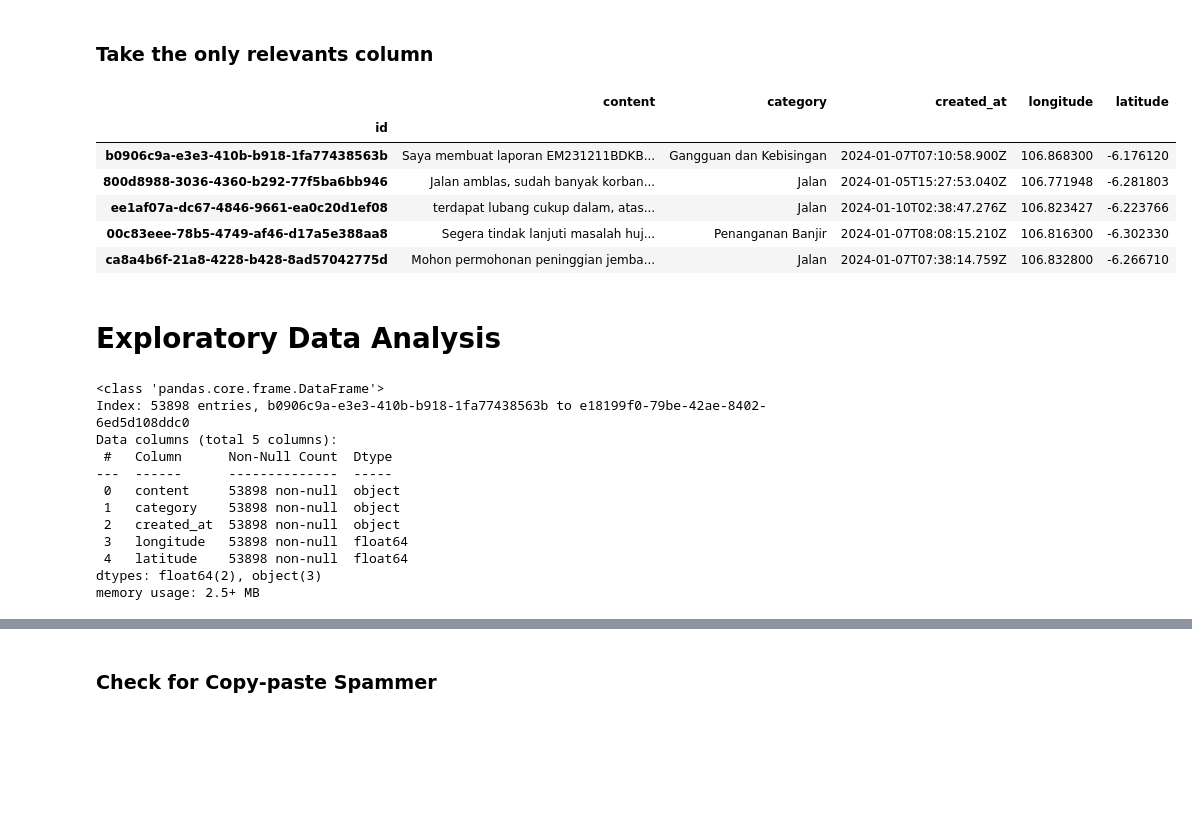
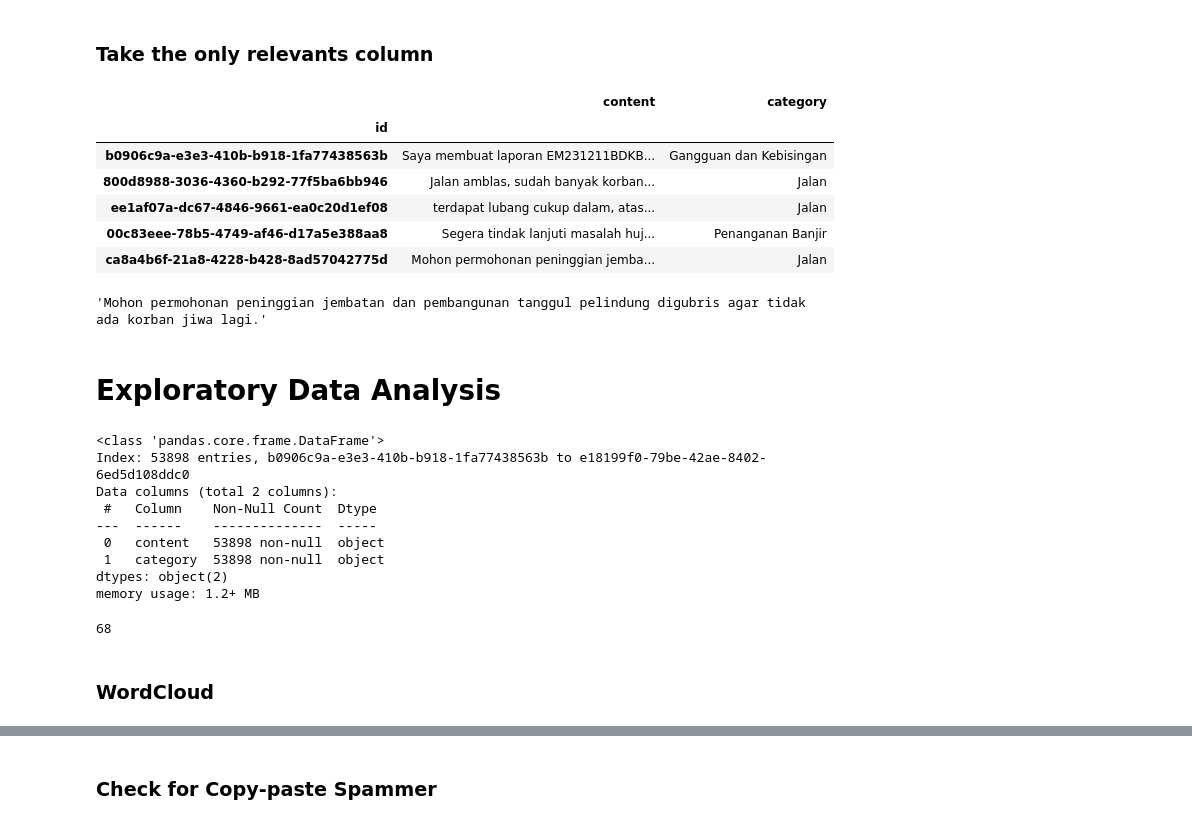
Before and after one commit to williamtheodoruswijaya/mteb-auto-labeller, a Jupyter notebook: workflow/mteb_autolabeller.ipynb, the cells around one changed output, grey strips where cells are left out. Cells and saved outputs as stored; diff of their text form; code cells hidden in the pictures; blank space fills up the shorter version.

```diff
--- a/workflow/mteb_autolabeller.ipynb
+++ b/workflow/mteb_autolabeller.ipynb
@@ -34,7 +41,7 @@ warnings.filterwarnings('ignore')
 # %% [markdown]
 ### Load Dataset
 # %%
-df = pd.read_csv('./../dataset.csv')
+df = pd.read_csv('./dataset.csv')
 
 df.head()
 # %% [output]
@@ -48,17 +55,21 @@ df.head()
 ### Take the only relevants column
 # %%
 df.index = df['id']
-df = df[['content', 'category', 'created_at', 'longitude', 'latitude']]
+df = df[['content', 'category']]
 
 df.head()
 # %% [output]
-|  | content | category | created_at | longitude | latitude |
-| id |  |  |  |  |  |
-| b0906c9a-e3e3-410b-b918-1fa77438563b | Saya membuat laporan EM231211BDKB... | Gangguan dan Kebisingan | 2024-01-07T07:10:58.900Z | 106.868300 | -6.176120 |
-| 800d8988-3036-4360-b292-77f5ba6bb946 | Jalan amblas, sudah banyak korban... | Jalan | 2024-01-05T15:27:53.040Z | 106.771948 | -6.281803 |
-| ee1af07a-dc67-4846-9661-ea0c20d1ef08 | terdapat lubang cukup dalam, atas... | Jalan | 2024-01-10T02:38:47.276Z | 106.823427 | -6.223766 |
-| 00c83eee-78b5-4749-af46-d17a5e388aa8 | Segera tindak lanjuti masalah huj... | Penanganan Banjir | 2024-01-07T08:08:15.210Z | 106.816300 | -6.302330 |
-| ca8a4b6f-21a8-4228-b428-8ad57042775d | Mohon permohonan peninggian jemba... | Jalan | 2024-01-07T07:38:14.759Z | 106.832800 | -6.266710 |
+|  | content | category |
+| id |  |  |
+| b0906c9a-e3e3-410b-b918-1fa77438563b | Saya membuat laporan EM231211BDKB... | Gangguan dan Kebisingan |
+| 800d8988-3036-4360-b292-77f5ba6bb946 | Jalan amblas, sudah banyak korban... | Jalan |
+| ee1af07a-dc67-4846-9661-ea0c20d1ef08 | terdapat lubang cukup dalam, atas... | Jalan |
+| 00c83eee-78b5-4749-af46-d17a5e388aa8 | Segera tindak lanjuti masalah huj... | Penanganan Banjir |
+| ca8a4b6f-21a8-4228-b428-8ad57042775d | Mohon permohonan peninggian jemba... | Jalan |
+# %%
+df['content'].iloc[4]
+# %% [output]
+'Mohon permohonan peninggian jembatan dan pembangunan tanggul pelindung digubris agar tidak ada korban jiwa lagi.'
 # %% [markdown]
 # Exploratory Data Analysis
 # %%
@@ -66,13 +77,16 @@ df.info()
 # %% [output]
 <class 'pandas.core.frame.DataFrame'>
 Index: 53898 entries, b0906c9a-e3e3-410b-b918-1fa77438563b to e18199f0-79be-42ae-8402-6ed5d108ddc0
-Data columns (total 5 columns):
- #   Column      Non-Null Count  Dtype
----  ------      --------------  -----
- 0   content     53898 non-null  object
- 1   category    53898 non-null  object
- 2   created_at  53898 non-null  object
- 3   longitude   53898 non-null  float64
- 4   latitude    53898 non-null  float64
-dtypes: float64(2), object(3)
-memory usage: 2.5+ MB
+Data columns (total 2 columns):
+ #   Column    Non-Null Count  Dtype
+---  ------    --------------  -----
+ 0   content   53898 non-null  object
+ 1   category  53898 non-null  object
+dtypes: object(2)
+memory usage: 1.2+ MB
+# %%
+len(df['category'].unique())
+# %% [output]
+68
+# %% [markdown]
+### WordCloud
```
Also changed, not shown: parts of 78 cells of this notebook, 10 other files.
